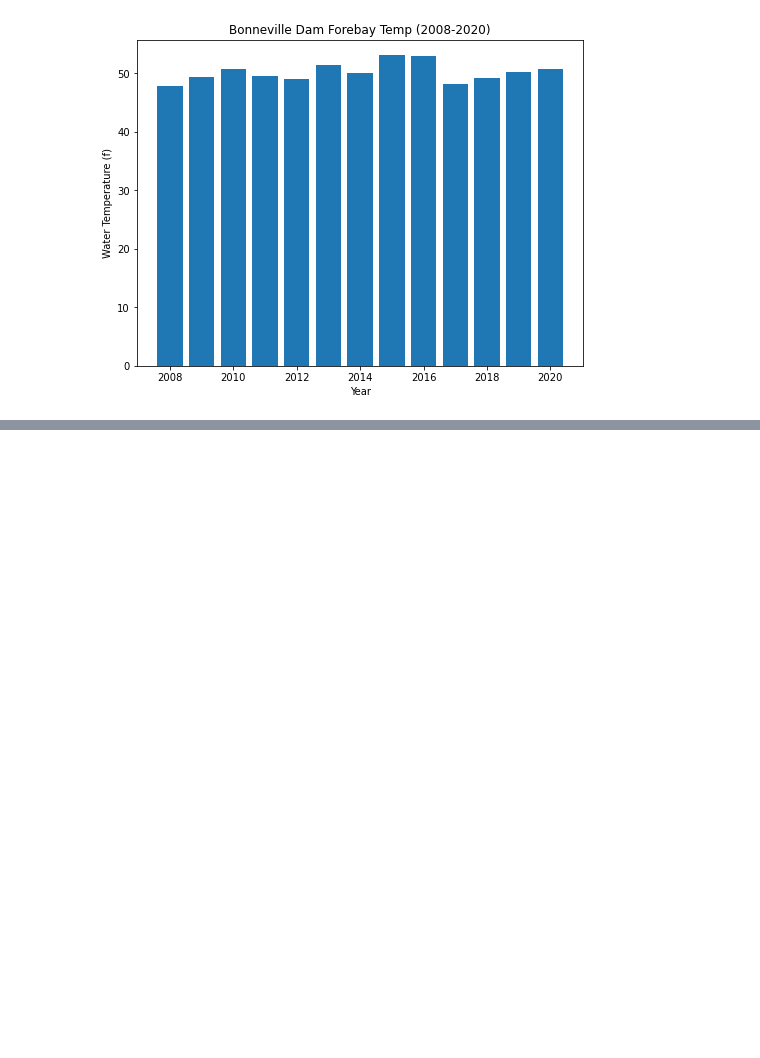
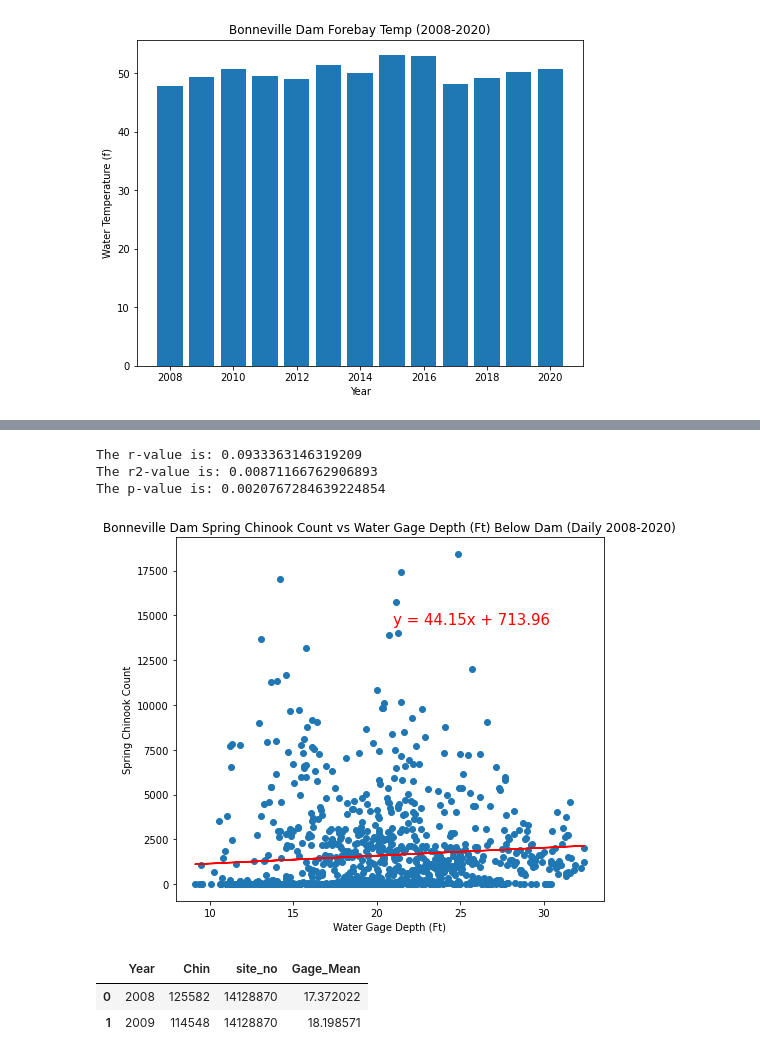
Before and after one commit to jayhjman/bootcamp-project1, a Jupyter notebook: last_willamette.ipynb, the cells around one changed output, grey strips where cells are left out. Cells and saved outputs as stored; diff of their text form; code cells hidden in the pictures; blank space fills up the shorter version.

```diff
--- a/last_willamette.ipynb
+++ b/last_willamette.ipynb
@@ -429,0 +454,34 @@ plt.show()
+# %%
+# Plot a scatter and regression of daily river depth and salmon counts to see if any correlation
+
+slope, intercept, rvalue, pvalue, stderr = linregress(clean_gage_df["Gage_Mean"],
+                                                      clean_gage_df["Chin"])
+regress_values =clean_gage_df["Gage_Mean"] * slope + intercept
+line_eq = "y = " + str(round(slope,2)) + "x + " + str(round(intercept,2))
+print(f"The r-value is: {rvalue}")
+print(f"The r2-value is: {rvalue**2}")
+print(f"The p-value is: {pvalue}")
+
+fig, ax = plt.subplots(figsize=(8,6))
+ax.set_xlabel("Water Gage Depth (Ft)")
+ax.set_ylabel("Spring Chinook Count")
+ax.set_title("Bonneville Dam Spring Chinook Count vs Water Gage Depth (Ft) Below Dam (Daily 2008-2020)")
+ax.annotate(line_eq, (21,14500), fontsize=15, color="red")
+ax.plot(clean_gage_df["Gage_Mean"], regress_values, "r-")
+ax.scatter(clean_gage_df["Gage_Mean"], clean_gage_df["Chin"])
+plt.tight_layout()
+plt.savefig(daily_image_path + "bonn_below_daily_scatter_gage.png")
+plt.show()
+# %% [output]
+The r-value is: 0.0933363146319209
+The r2-value is: 0.00871166762906893
+The p-value is: 0.0020767284639224854
+[figure, added]
+# %%
+# Read in annual water gage depth and salmon count data from previously cleaned data
+merged_bonneville_salmon_data_df = pd.read_csv('Resources\Below_Bonneville_Salmon_Annual_Gage_Data.csv')
+merged_bonneville_salmon_data_df.head(2)
+# %% [output]
+|  | Year | Chin | site_no | Gage_Mean |
+| 0 | 2008 | 125582 | 14128870 | 17.372022 |
+| 1 | 2009 | 114548 | 14128870 | 18.198571 |
```
Also changed, not shown: parts of 12 cells of this notebook, 6 other files.
